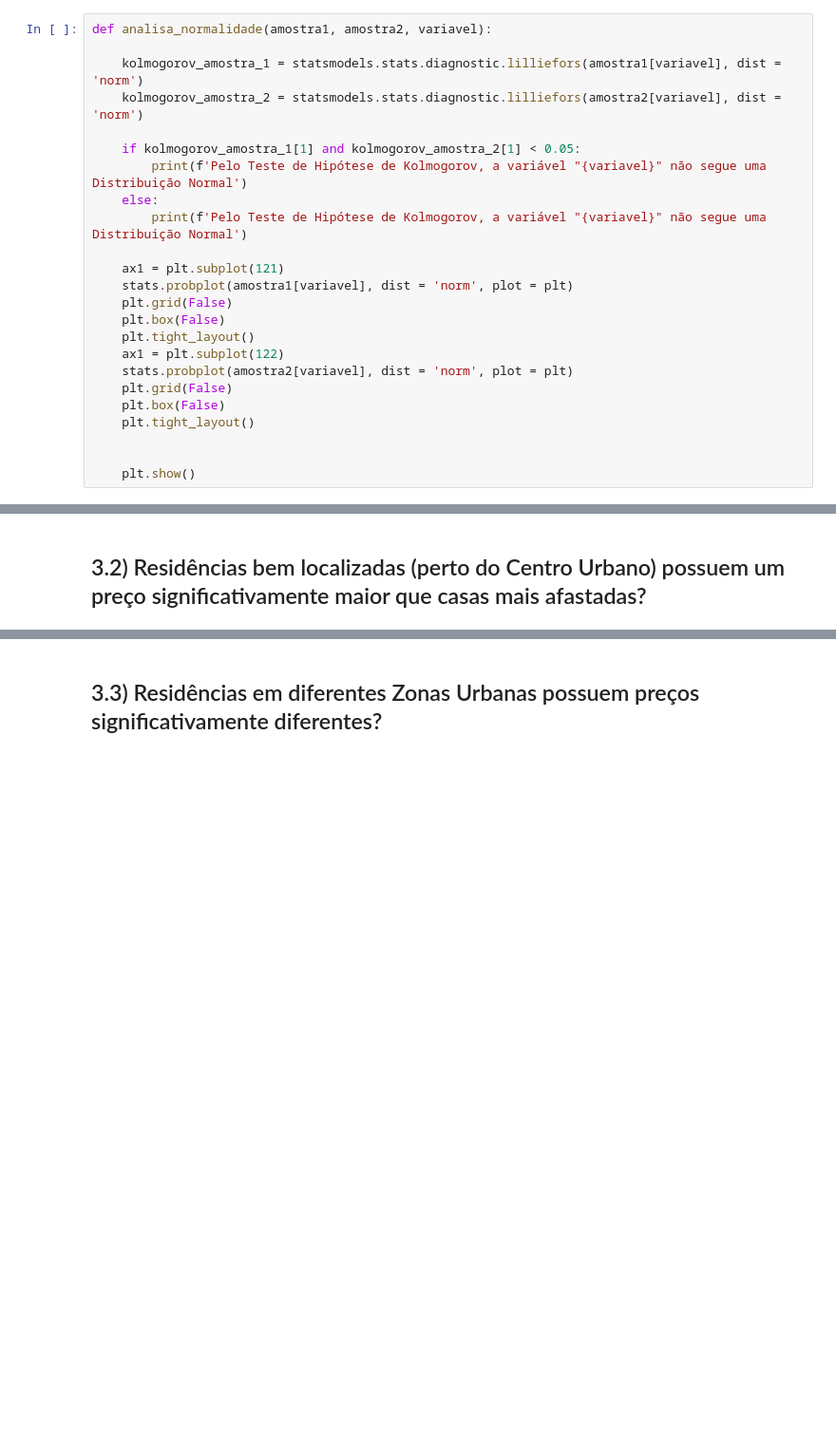
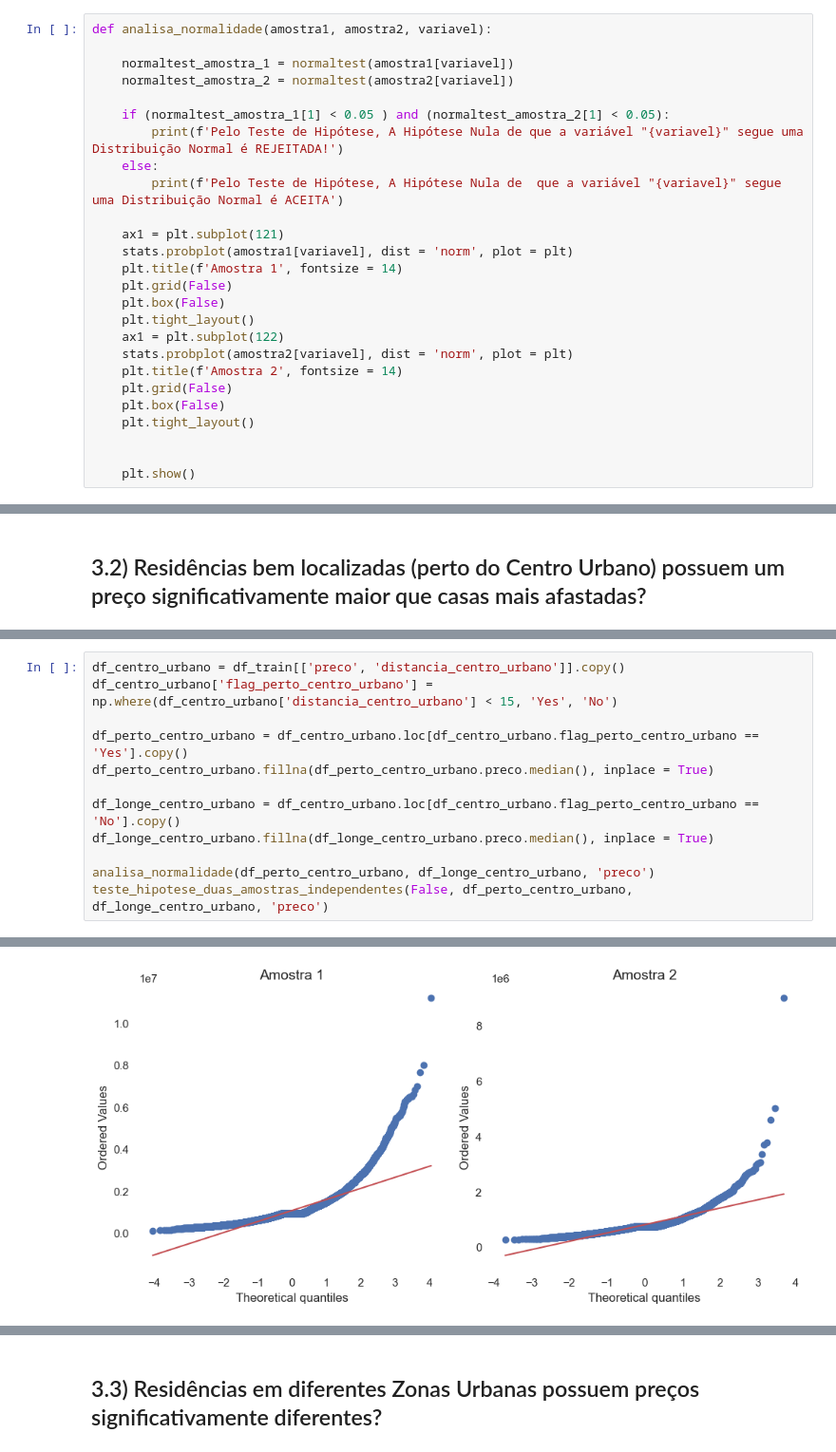
Before and after one commit to leonardovargas10/Modelo_Analise_Imoveis, a Jupyter notebook: analise_imoveis.ipynb, the cells around one changed output, grey strips where cells are left out. Shown: that part at 95% size. Drawn from its saved outputs; the diff is of its cells as text; blank space fills up the shorter version.

```diff
--- a/analise_imoveis.ipynb
+++ b/analise_imoveis.ipynb
@@ -420,21 +436,23 @@ def analisa_correlacao(metodo, df):
 # %%
 def analisa_normalidade(amostra1, amostra2, variavel):
 
-    kolmogorov_amostra_1 = statsmodels.stats.diagnostic.lilliefors(amostra1[variavel], dist = 'norm')
-    kolmogorov_amostra_2 = statsmodels.stats.diagnostic.lilliefors(amostra2[variavel], dist = 'norm')
+    normaltest_amostra_1 = normaltest(amostra1[variavel])
+    normaltest_amostra_2 = normaltest(amostra2[variavel])
 
-    if kolmogorov_amostra_1[1] and kolmogorov_amostra_2[1] < 0.05:
-        print(f'Pelo Teste de Hipótese de Kolmogorov, a variável "{variavel}" não segue uma Distribuição Normal')
+    if (normaltest_amostra_1[1] < 0.05 ) and (normaltest_amostra_2[1] < 0.05):
+        print(f'Pelo Teste de Hipótese, A Hipótese Nula de que a variável "{variavel}" segue uma Distribuição Normal é REJEITADA!')
     else:
-        print(f'Pelo Teste de Hipótese de Kolmogorov, a variável "{variavel}" não segue uma Distribuição Normal')
+        print(f'Pelo Teste de Hipótese, A Hipótese Nula de  que a variável "{variavel}" segue uma Distribuição Normal é ACEITA')
 
     ax1 = plt.subplot(121)
     stats.probplot(amostra1[variavel], dist = 'norm', plot = plt)
+    plt.title(f'Amostra 1', fontsize = 14)
     plt.grid(False)
     plt.box(False)
     plt.tight_layout()
     ax1 = plt.subplot(122)
     stats.probplot(amostra2[variavel], dist = 'norm', plot = plt)
+    plt.title(f'Amostra 2', fontsize = 14)
     plt.grid(False)
     plt.box(False)
     plt.tight_layout()
@@ -748,0 +773,13 @@ analisa_correlacao('pearson', df_train)
+# %%
+df_centro_urbano = df_train[['preco', 'distancia_centro_urbano']].copy()
+df_centro_urbano['flag_perto_centro_urbano'] = np.where(df_centro_urbano['distancia_centro_urbano'] < 15, 'Yes', 'No')
+
+df_perto_centro_urbano = df_centro_urbano.loc[df_centro_urbano.flag_perto_centro_urbano == 'Yes'].copy()
+df_perto_centro_urbano.fillna(df_perto_centro_urbano.preco.median(), inplace = True)
+
+df_longe_centro_urbano = df_centro_urbano.loc[df_centro_urbano.flag_perto_centro_urbano == 'No'].copy()
+df_longe_centro_urbano.fillna(df_longe_centro_urbano.preco.median(), inplace = True)
+
+analisa_normalidade(df_perto_centro_urbano, df_longe_centro_urbano, 'preco')
+teste_hipotese_duas_amostras_independentes(False, df_perto_centro_urbano, df_longe_centro_urbano, 'preco')
+# %% [output]
@@ -748,0 +787 @@ analisa_correlacao('pearson', df_train)
+[figure, added]
```
Also changed, not shown: parts of 8 cells of this notebook.
